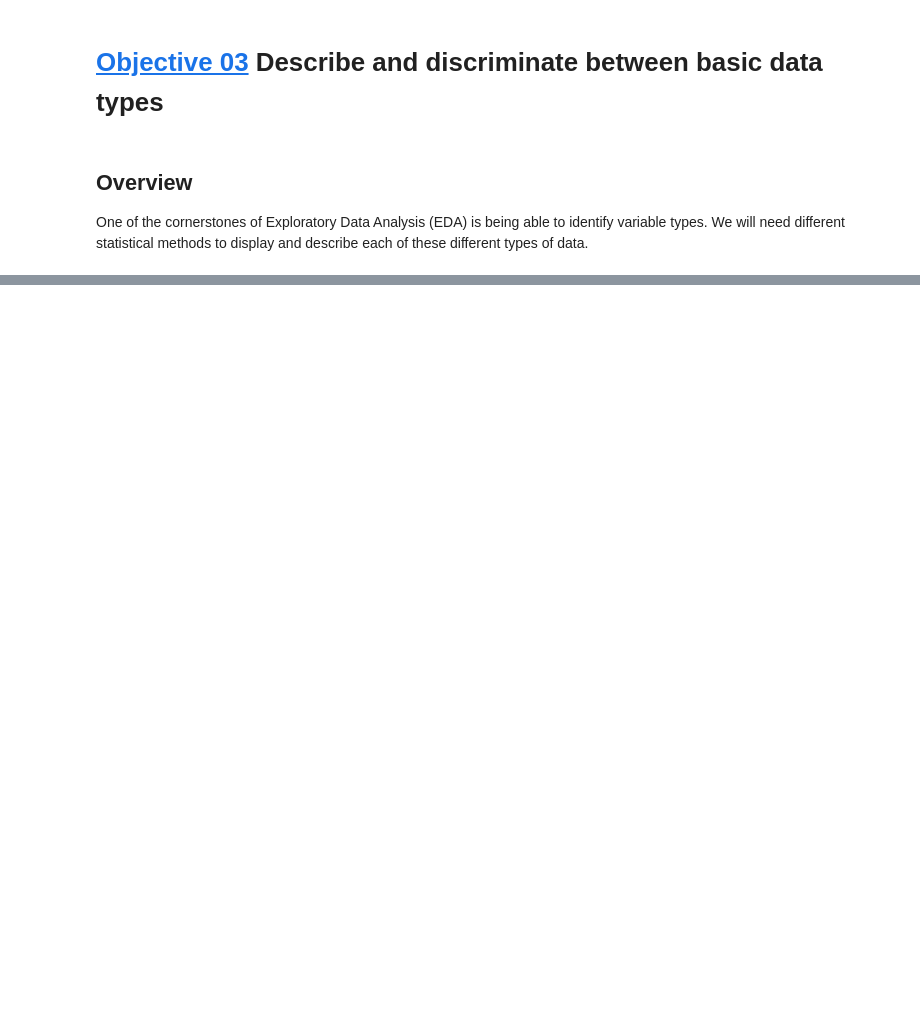
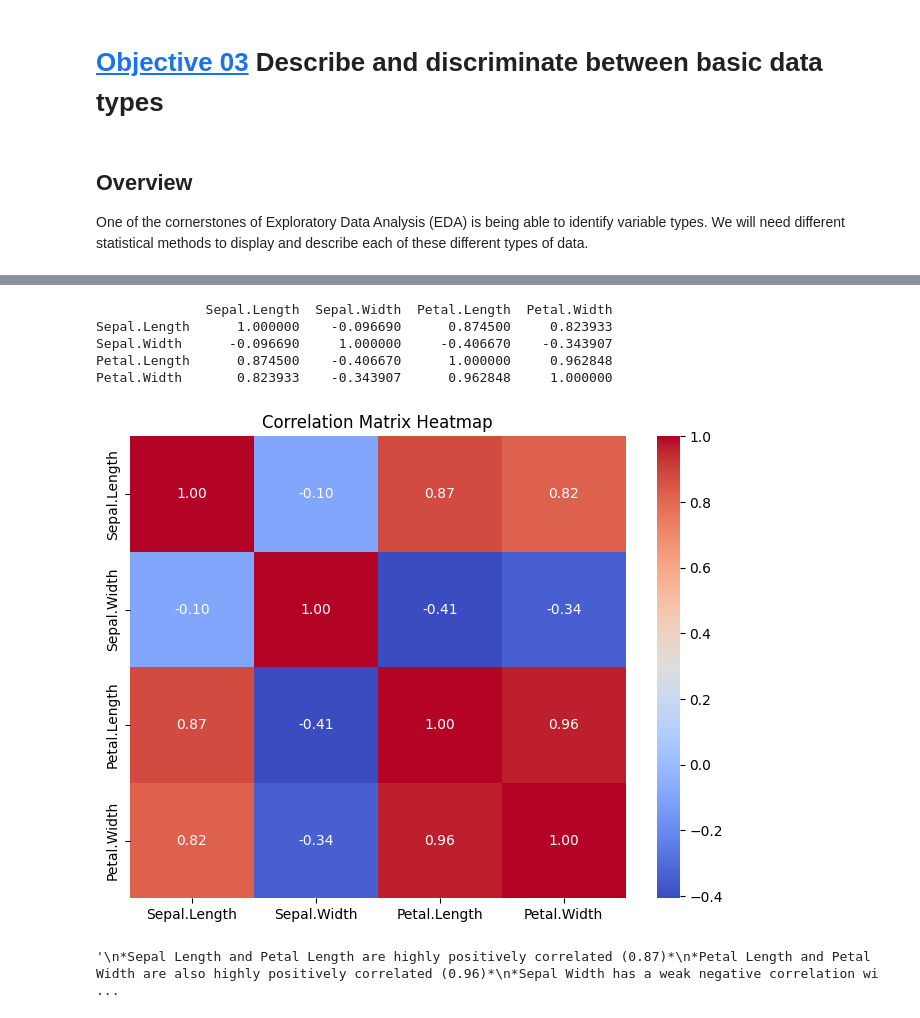
Before and after one commit to escher-bach/MachineLearningLab, a Jupyter notebook: Experiment1/Exploratory_Data_Analysis.ipynb, the cells around one changed output, grey strips where cells are left out. Saved outputs shown, nothing was run; the diff lists cells and outputs as text; code cells hidden in the pictures; blank space fills up the shorter version.

```diff
--- a/Experiment1/Exploratory_Data_Analysis.ipynb
+++ b/Experiment1/Exploratory_Data_Analysis.ipynb
@@ -338,0 +407,6 @@ One of the cornerstones of Exploratory Data Analysis (EDA) is being able to iden
+# %%
+numeric_columns =df.select_dtypes(include=['int64', 'float64']).columns
+categorical_columns = df.select_dtypes(include=['object']).columns
+print(f"numeric variables: {numeric_columns}")
+print(f"Categoricalvariables: {categorical_columns}")
+print("\n")
@@ -338,0 +431,23 @@ One of the cornerstones of Exploratory Data Analysis (EDA) is being able to iden
+# %%
+# Compute and display the correlation matrix for numeric columns
+corr_matrix = df[numeric_columns[1:]].corr()
+print(corr_matrix)
+plt.figure(figsize=(8, 6))
+sns.heatmap(corr_matrix, annot=True, cmap='coolwarm', fmt=".2f")
+plt.title("Correlation Matrix Heatmap")
+plt.show()
+# %% [output]
+              Sepal.Length  Sepal.Width  Petal.Length  Petal.Width
+Sepal.Length      1.000000    -0.096690      0.874500     0.823933
+Sepal.Width      -0.096690     1.000000     -0.406670    -0.343907
+Petal.Length      0.874500    -0.406670      1.000000     0.962848
+Petal.Width       0.823933    -0.343907      0.962848     1.000000
+[figure, added]
+# %%
+"""
+*Sepal Length and Petal Length are highly positively correlated (0.87)*
+*Petal Length and Petal Width are also highly positively correlated (0.96)*
+*Sepal Width has a weak negative correlation with both Sepal Length (-0.42) and Petal Length (-0.43)*
+*Sepal Length and Petal Width have a moderate positive correlation (0.83)*"""
+# %% [output]
+'\n*Sepal Length and Petal Length are highly positively correlated (0.87)*\n*Petal Length and Petal Width are also highly positively correlated (0.96)*\n*Sepal Width has a weak negative correlation wi ...
```
Also changed, not shown: parts of 13 cells of this notebook, 4 other files.
